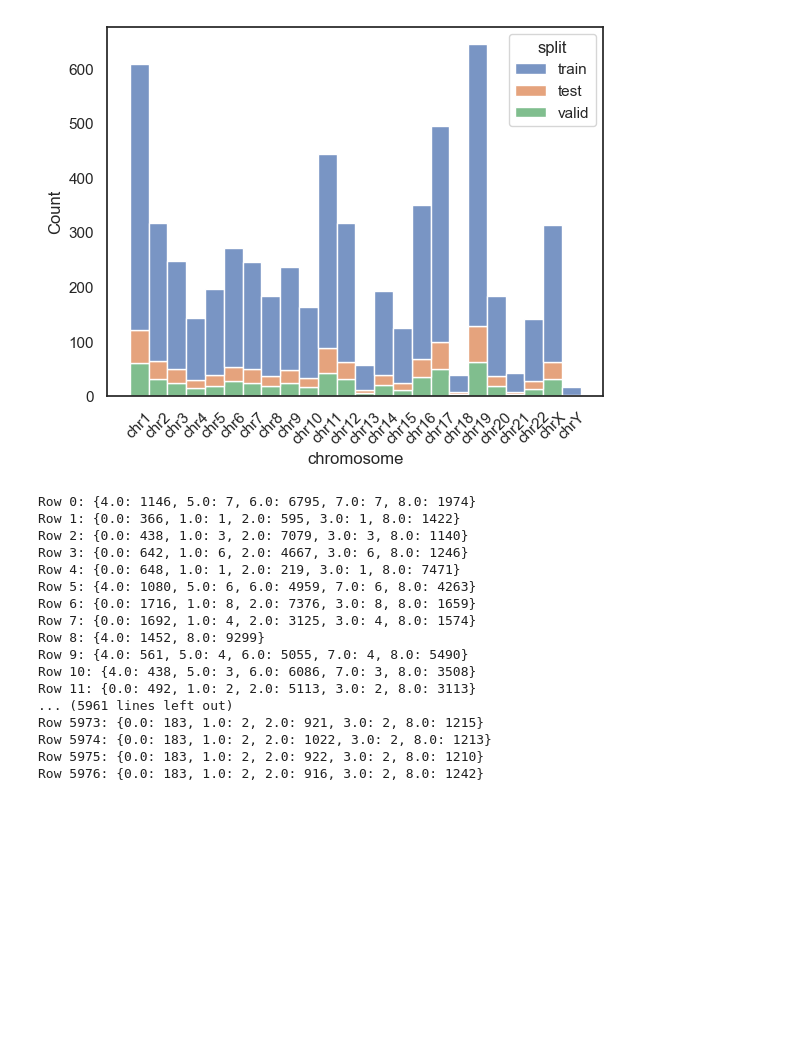
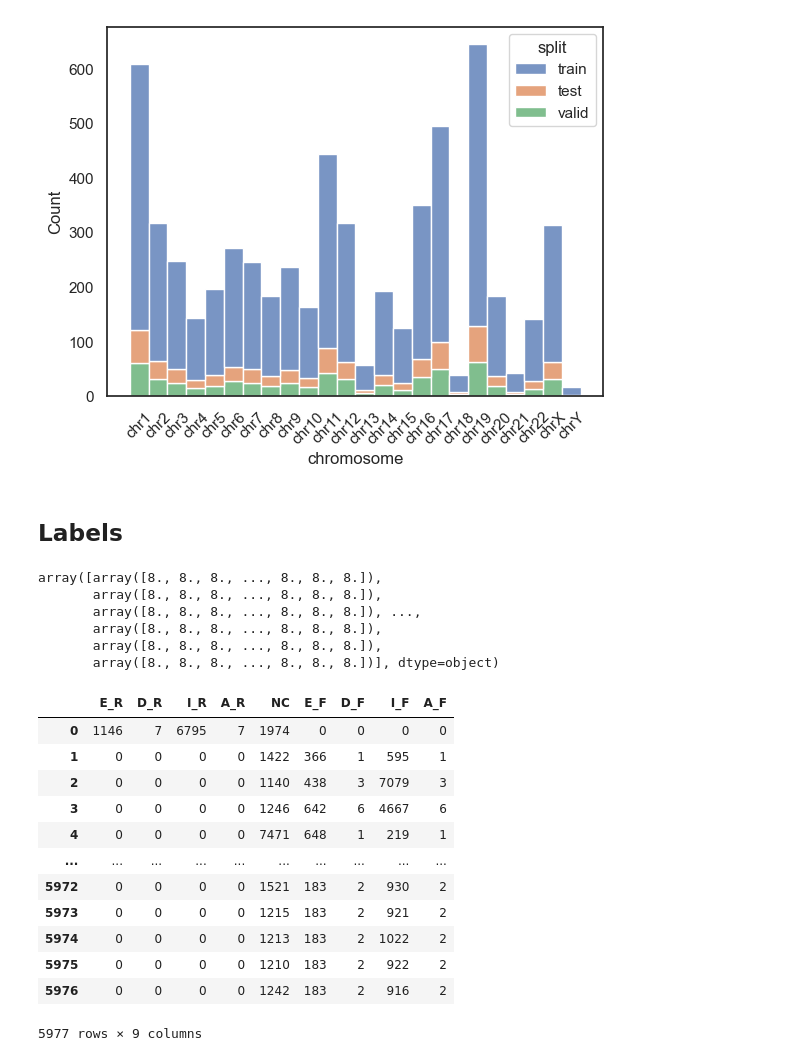
Before and after one commit to baillielab/BEND, a Jupyter notebook: notebooks/edas/EDA_gene_finding.ipynb, the cells around one changed output. Drawn from its saved outputs; the diff is of its cells as text; code cells hidden in the pictures; blank space fills up the shorter version.

```diff
--- a/notebooks/edas/EDA_gene_finding.ipynb
+++ b/notebooks/edas/EDA_gene_finding.ipynb
@@ -64,36 +72,52 @@ Name: seq_len, dtype: float64
 plot_chr_in_splits(gene_df)
 # %% [output]
 [figure]
+# %% [markdown]
+## Labels
+# %%
+labels_data = np.array(h5py.File(H5_FILE, 'r')['labels'])
+labels_data
+# %% [output]
+array([array([8., 8., 8., ..., 8., 8., 8.]),
+       array([8., 8., 8., ..., 8., 8., 8.]),
+       array([8., 8., 8., ..., 8., 8., 8.]), ...,
+       array([8., 8., 8., ..., 8., 8., 8.]),
+       array([8., 8., 8., ..., 8., 8., 8.]),
+       array([8., 8., 8., ..., 8., 8., 8.])], dtype=object)
 # %%
-labels_data = np.array(h5py.File(H5_FILE, 'r')['labels'])
-
+LABELS = ['E_F','D_F','I_F','A_F','E_R','D_R','I_R','A_R','NC']
 
 def count_values(row):
     # Function to count values in a row
     values, counts = np.unique(row, return_counts=True)
-    return dict(zip(values, counts))
+    values = values.astype(int)
+
+    row_labels = [LABELS[v] for v in values if v < len(LABELS)]
+
+    if len(row_labels) > 0:
+        for label in LABELS:
+            if label not in row_labels:
+                row_labels = np.append(row_labels, label)
+                counts = np.append(counts, 0)
+
+    return dict(zip(row_labels, counts))
 
 vect_fun = np.vectorize(count_values)
-result = vect_fun(labels_data)
+result = vect_fun(labels_data).tolist()
 
-# Print the result
-for i, counts in enumerate(result):
-    print(f"Row {i}: {counts}")
+labels_df = pd.DataFrame.from_records(result)
+labels_df
 # %% [output]
+|  | E_R | D_R | I_R | A_R | NC | E_F | D_F | I_F | A_F |
+| 0 | 1146 | 7 | 6795 | 7 | 1974 | 0 | 0 | 0 | 0 |
+| 1 | 0 | 0 | 0 | 0 | 1422 | 366 | 1 | 595 | 1 |
+| 2 | 0 | 0 | 0 | 0 | 1140 | 438 | 3 | 7079 | 3 |
+| 3 | 0 | 0 | 0 | 0 | 1246 | 642 | 6 | 4667 | 6 |
+| 4 | 0 | 0 | 0 | 0 | 7471 | 648 | 1 | 219 | 1 |
+| ... | ... | ... | ... | ... | ... | ... | ... | ... | ... |
+| 5972 | 0 | 0 | 0 | 0 | 1521 | 183 | 2 | 930 | 2 |
+| 5973 | 0 | 0 | 0 | 0 | 1215 | 183 | 2 | 921 | 2 |
+| 5974 | 0 | 0 | 0 | 0 | 1213 | 183 | 2 | 1022 | 2 |
+| 5975 | 0 | 0 | 0 | 0 | 1210 | 183 | 2 | 922 | 2 |
+| 5976 | 0 | 0 | 0 | 0 | 1242 | 183 | 2 | 916 | 2 |
-Row 0: {4.0: 1146, 5.0: 7, 6.0: 6795, 7.0: 7, 8.0: 1974}
-Row 1: {0.0: 366, 1.0: 1, 2.0: 595, 3.0: 1, 8.0: 1422}
-Row 2: {0.0: 438, 1.0: 3, 2.0: 7079, 3.0: 3, 8.0: 1140}
-Row 3: {0.0: 642, 1.0: 6, 2.0: 4667, 3.0: 6, 8.0: 1246}
-Row 4: {0.0: 648, 1.0: 1, 2.0: 219, 3.0: 1, 8.0: 7471}
-Row 5: {4.0: 1080, 5.0: 6, 6.0: 4959, 7.0: 6, 8.0: 4263}
-Row 6: {0.0: 1716, 1.0: 8, 2.0: 7376, 3.0: 8, 8.0: 1659}
-Row 7: {0.0: 1692, 1.0: 4, 2.0: 3125, 3.0: 4, 8.0: 1574}
-Row 8: {4.0: 1452, 8.0: 9299}
-Row 9: {4.0: 561, 5.0: 4, 6.0: 5055, 7.0: 4, 8.0: 5490}
-Row 10: {4.0: 438, 5.0: 3, 6.0: 6086, 7.0: 3, 8.0: 3508}
-Row 11: {0.0: 492, 1.0: 2, 2.0: 5113, 3.0: 2, 8.0: 3113}
-... (5961 lines left out)
-Row 5973: {0.0: 183, 1.0: 2, 2.0: 921, 3.0: 2, 8.0: 1215}
-Row 5974: {0.0: 183, 1.0: 2, 2.0: 1022, 3.0: 2, 8.0: 1213}
-Row 5975: {0.0: 183, 1.0: 2, 2.0: 922, 3.0: 2, 8.0: 1210}
-Row 5976: {0.0: 183, 1.0: 2, 2.0: 916, 3.0: 2, 8.0: 1242}
+5977 rows × 9 columns
```
Also changed, not shown: parts of 5 cells of this notebook.
